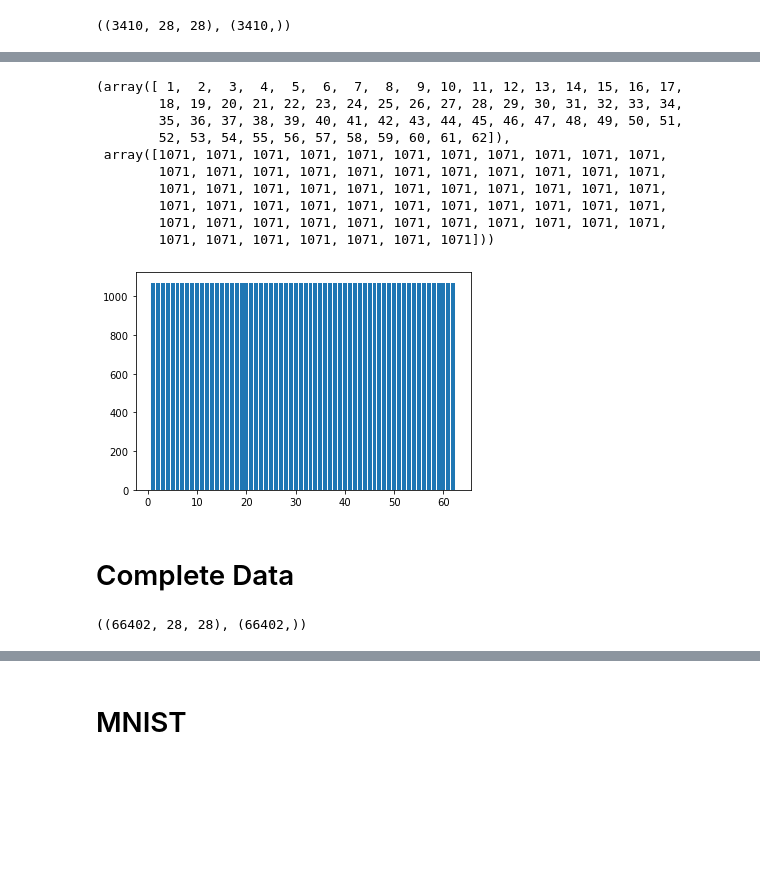
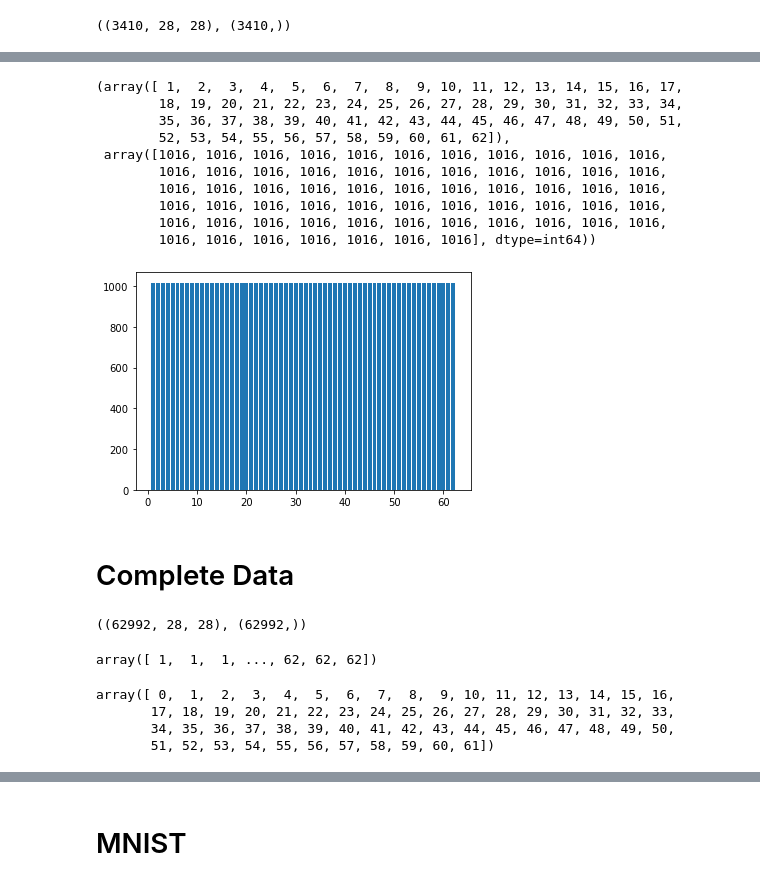
Before and after one commit to DivyanshFalodiya/text-detection-and-translation, a Jupyter notebook: Character Recognition.ipynb, the cells around one changed output, grey strips where cells are left out. Drawn from its saved outputs; the diff is of its cells as text; code cells hidden in the pictures; blank space fills up the shorter version.

```diff
--- a/Character Recognition.ipynb
+++ b/Character Recognition.ipynb
@@ -70,33 +77,44 @@ plt.matshow(np_hnd_data[1])
 # %%
-indices, n_indices = np.unique(np.hstack([np_fnt_labels, np_hnd_labels]), return_counts=True)
+indices, n_indices = np.unique(np.hstack([np_fnt_labels]), return_counts=True)
 plt.bar(indices, n_indices)
 indices, n_indices
 # %% [output]
 (array([ 1,  2,  3,  4,  5,  6,  7,  8,  9, 10, 11, 12, 13, 14, 15, 16, 17,
         18, 19, 20, 21, 22, 23, 24, 25, 26, 27, 28, 29, 30, 31, 32, 33, 34,
         35, 36, 37, 38, 39, 40, 41, 42, 43, 44, 45, 46, 47, 48, 49, 50, 51,
         52, 53, 54, 55, 56, 57, 58, 59, 60, 61, 62]),
- array([1071, 1071, 1071, 1071, 1071, 1071, 1071, 1071, 1071, 1071, 1071,
-        1071, 1071, 1071, 1071, 1071, 1071, 1071, 1071, 1071, 1071, 1071,
-        1071, 1071, 1071, 1071, 1071, 1071, 1071, 1071, 1071, 1071, 1071,
-        1071, 1071, 1071, 1071, 1071, 1071, 1071, 1071, 1071, 1071, 1071,
-        1071, 1071, 1071, 1071, 1071, 1071, 1071, 1071, 1071, 1071, 1071,
-        1071, 1071, 1071, 1071, 1071, 1071, 1071]))
+ array([1016, 1016, 1016, 1016, 1016, 1016, 1016, 1016, 1016, 1016, 1016,
+        1016, 1016, 1016, 1016, 1016, 1016, 1016, 1016, 1016, 1016, 1016,
+        1016, 1016, 1016, 1016, 1016, 1016, 1016, 1016, 1016, 1016, 1016,
+        1016, 1016, 1016, 1016, 1016, 1016, 1016, 1016, 1016, 1016, 1016,
+        1016, 1016, 1016, 1016, 1016, 1016, 1016, 1016, 1016, 1016, 1016,
+        1016, 1016, 1016, 1016, 1016, 1016, 1016], dtype=int64))
-[figure, old version]
+[figure, new version]
 # %% [markdown]
 # Complete Data
 # %%
-data = np.vstack((np_fnt_data, np_hnd_data))
-labels = np.hstack((np_fnt_labels, np_hnd_labels))
-# data = np_fnt_data
-# labels = np_fnt_labels
-# data = data / 255
-labels -= 1
-temp = (labels > 35) * 26
-labels = labels - temp
+# data = np.vstack((np_fnt_data,np_hnd_data))
+# labels = np.hstack((np_fnt_labels,np_hnd_labels))
+data = np_fnt_data
+labels = np_fnt_labels - 1
+data = data / 255
+# labels -= 1
+# temp = (labels > 35) * 26
+# labels = labels - temp
 data.shape, labels.shape
 # %% [output]
-((66402, 28, 28), (66402,))
+((62992, 28, 28), (62992,))
+# %%
+np_fnt_labels
+# %% [output]
+array([ 1,  1,  1, ..., 62, 62, 62])
+# %%
+np.unique(labels)
+# %% [output]
+array([ 0,  1,  2,  3,  4,  5,  6,  7,  8,  9, 10, 11, 12, 13, 14, 15, 16,
+       17, 18, 19, 20, 21, 22, 23, 24, 25, 26, 27, 28, 29, 30, 31, 32, 33,
+       34, 35, 36, 37, 38, 39, 40, 41, 42, 43, 44, 45, 46, 47, 48, 49, 50,
+       51, 52, 53, 54, 55, 56, 57, 58, 59, 60, 61])
 # %%
  _, unq_ind= np.unique(labels, return_index=True)
 for i in range(len(unq_ind)):
```
Also changed, not shown: parts of 18 cells of this notebook, 6 other files.
